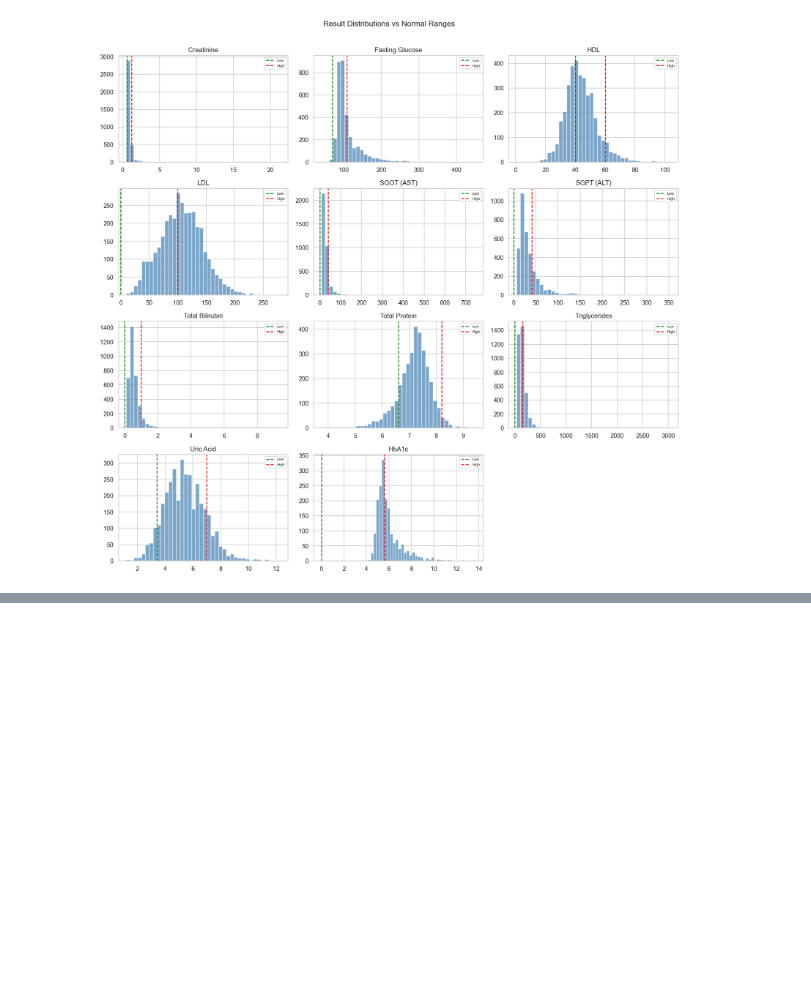
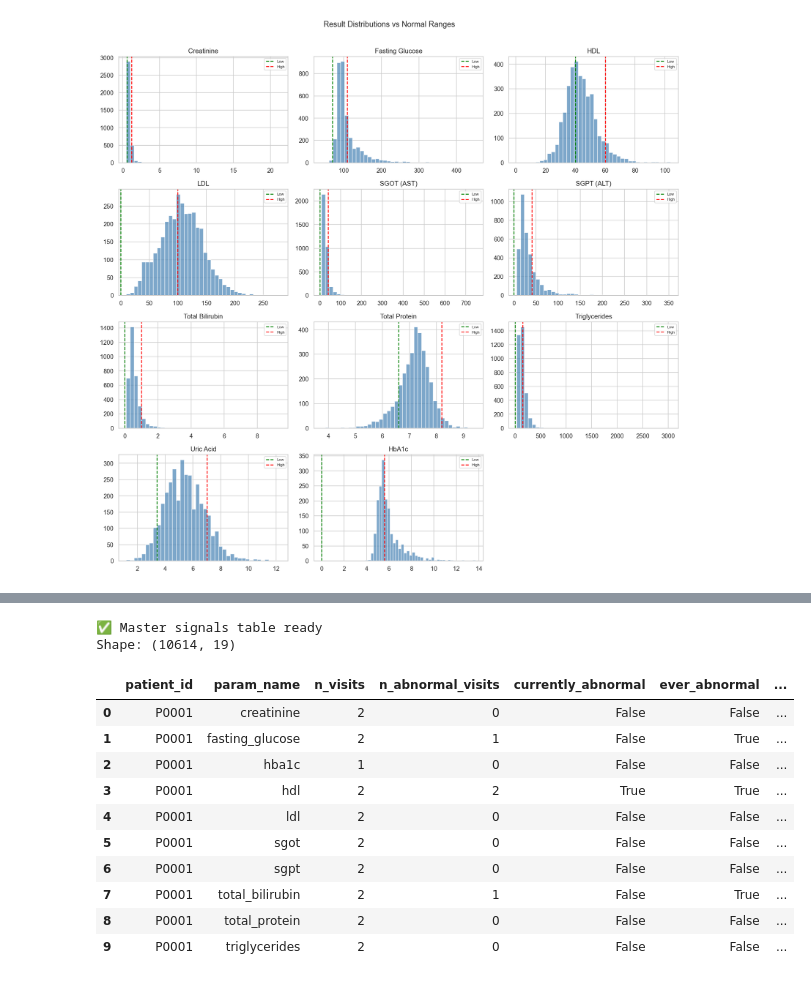
Before and after one commit to Nivyakv/healthvector, a Jupyter notebook: analysis.ipynb, the cells around one changed output, grey strips where cells are left out. Cells and saved outputs as stored; diff of their text form; code cells hidden in the pictures; blank space fills up the shorter version.

```diff
--- a/analysis.ipynb
+++ b/analysis.ipynb
@@ -867,7 +147,0 @@ for label in URGENCY:
-# %%
-# 5.2 Burden trend distribution
-print("=== Finding 2: Overall health burden trend distribution ===")
-bt_counts = burden_trend_df['burden_trend'].value_counts()
-for bt, n in bt_counts.items():
-    pct = round(n / len(burden_trend_df) * 100, 1)
-    print(f"  {bt:<25} {n:>4} patients ({pct}%)")
@@ -984,0 +181,26 @@ All 5 sections executed. Deliverables:
+# %%
+from scipy import stats
+
+# ── Slope Computation ─────────────────────────────────────────────────
+# x = days since first visit for that patient×param group
+# y = lab result value
+# Returns slope, r², p_value (None if fewer than 3 visits)
+
+def compute_slope(grp):
+    grp = grp.sort_values('date_of_test')
+    x = (grp['date_of_test'] - grp['date_of_test'].min()).dt.days.values
+    y = grp['result'].values
+    if len(x) >= 3:
+        slope, _, r_value, p_value, _ = stats.linregress(x, y)
+        return pd.Series({'slope': slope, 'r2': r_value**2, 'p_value': p_value})
+    return pd.Series({'slope': None, 'r2': None, 'p_value': None})
+
+slope_df = (
+    df.groupby(['patient_id', 'param_name'])
+    .apply(compute_slope)
+    .reset_index()
+)
+
+print("✅ Slope computed per patient × parameter")
+print(f"Shape: {slope_df.shape}")
+slope_df.head(10)
@@ -984,0 +327,26 @@ All 5 sections executed. Deliverables:
+# %%
+# ── Merge slope + recent direction + abnormality signals ──────────────
+
+master_signals = (
+    signals_df
+    .merge(slope_df,      on=['patient_id','param_name'], how='left')
+    .merge(recent_dir_df, on=['patient_id','param_name'], how='left')
+)
+
+print("✅ Master signals table ready")
+print(f"Shape: {master_signals.shape}")
+master_signals.head(10)
+# %% [output]
+✅ Master signals table ready
+Shape: (10614, 19)
+|  | patient_id | param_name | n_visits | n_abnormal_visits | currently_abnormal | ever_abnormal | ... |
+| 0 | P0001 | creatinine | 2 | 0 | False | False | ... |
+| 1 | P0001 | fasting_glucose | 2 | 1 | False | True | ... |
+| 2 | P0001 | hba1c | 1 | 0 | False | False | ... |
+| 3 | P0001 | hdl | 2 | 2 | True | True | ... |
+| 4 | P0001 | ldl | 2 | 0 | False | False | ... |
+| 5 | P0001 | sgot | 2 | 0 | False | False | ... |
+| 6 | P0001 | sgpt | 2 | 0 | False | False | ... |
+| 7 | P0001 | total_bilirubin | 2 | 1 | False | True | ... |
+| 8 | P0001 | total_protein | 2 | 0 | False | False | ... |
+| 9 | P0001 | triglycerides | 2 | 0 | False | False | ... |
```
Also changed, not shown: parts of 43 cells of this notebook, 1 other file.
